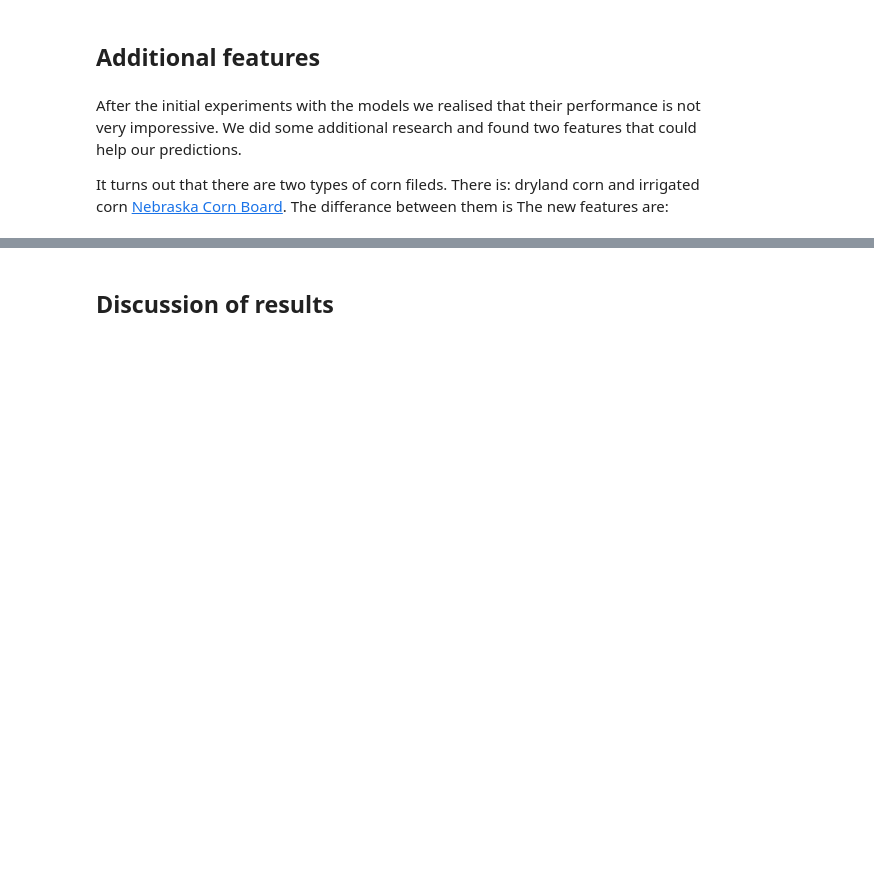
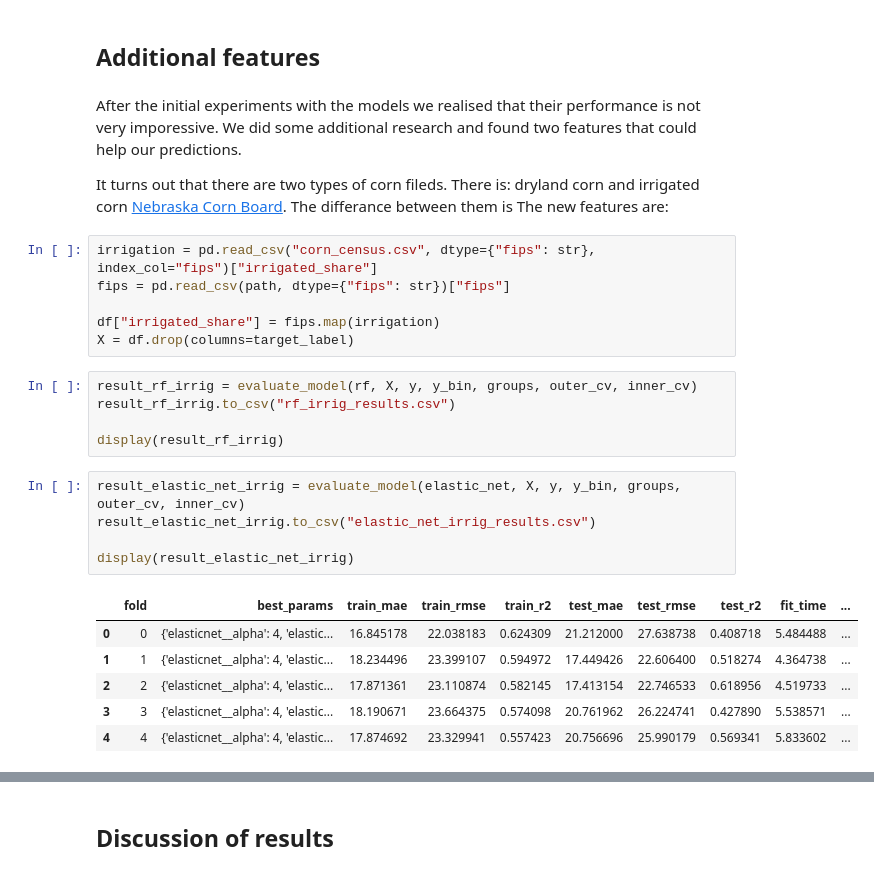
Before and after one commit to nkakowalska/CropNet, a Jupyter notebook: src/cropnet/feature_extraction.ipynb, the cells around one changed output, grey strips where cells are left out. Cells and saved outputs as stored; diff of their text form; blank space fills up the shorter version.

```diff
--- a/src/cropnet/feature_extraction.ipynb
+++ b/src/cropnet/feature_extraction.ipynb
@@ -797,3 +793,26 @@ After the initial experiments with the models we realised that their performance
 
 It turns out that there are two types of corn fileds. There is: dryland corn and irrigated corn [Nebraska Corn Board](https://nebraskacorn.gov/cornstalk/water-and-resources/whats-the-difference-between-dry-land-corn-and-irrigated-corn/). The differance between them is
 The new features are:
+# %%
+irrigation = pd.read_csv("corn_census.csv", dtype={"fips": str}, index_col="fips")["irrigated_share"]
+fips = pd.read_csv(path, dtype={"fips": str})["fips"]
+
+df["irrigated_share"] = fips.map(irrigation)
+X = df.drop(columns=target_label)
+# %%
+result_rf_irrig = evaluate_model(rf, X, y, y_bin, groups, outer_cv, inner_cv)
+result_rf_irrig.to_csv("rf_irrig_results.csv")
+
+display(result_rf_irrig)
+# %%
+result_elastic_net_irrig = evaluate_model(elastic_net, X, y, y_bin, groups, outer_cv, inner_cv)
+result_elastic_net_irrig.to_csv("elastic_net_irrig_results.csv")
+
+display(result_elastic_net_irrig)
+# %% [output]
+|  | fold | best_params | train_mae | train_rmse | train_r2 | test_mae | test_rmse | test_r2 | fit_time | ... |
+| 0 | 0 | {'elasticnet__alpha': 4, 'elastic... | 16.845178 | 22.038183 | 0.624309 | 21.212000 | 27.638738 | 0.408718 | 5.484488 | ... |
+| 1 | 1 | {'elasticnet__alpha': 4, 'elastic... | 18.234496 | 23.399107 | 0.594972 | 17.449426 | 22.606400 | 0.518274 | 4.364738 | ... |
+| 2 | 2 | {'elasticnet__alpha': 4, 'elastic... | 17.871361 | 23.110874 | 0.582145 | 17.413154 | 22.746533 | 0.618956 | 4.519733 | ... |
+| 3 | 3 | {'elasticnet__alpha': 4, 'elastic... | 18.190671 | 23.664375 | 0.574098 | 20.761962 | 26.224741 | 0.427890 | 5.538571 | ... |
+| 4 | 4 | {'elasticnet__alpha': 4, 'elastic... | 17.874692 | 23.329941 | 0.557423 | 20.756696 | 25.990179 | 0.569341 | 5.833602 | ... |
```
Also changed, not shown: parts of 8 cells of this notebook.
